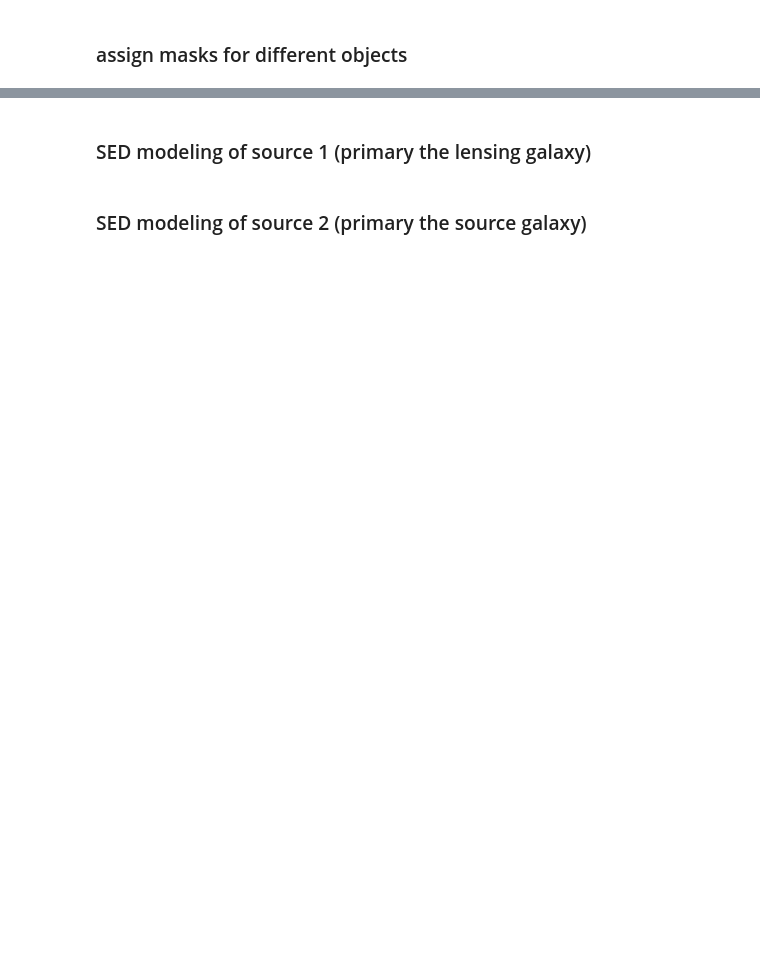
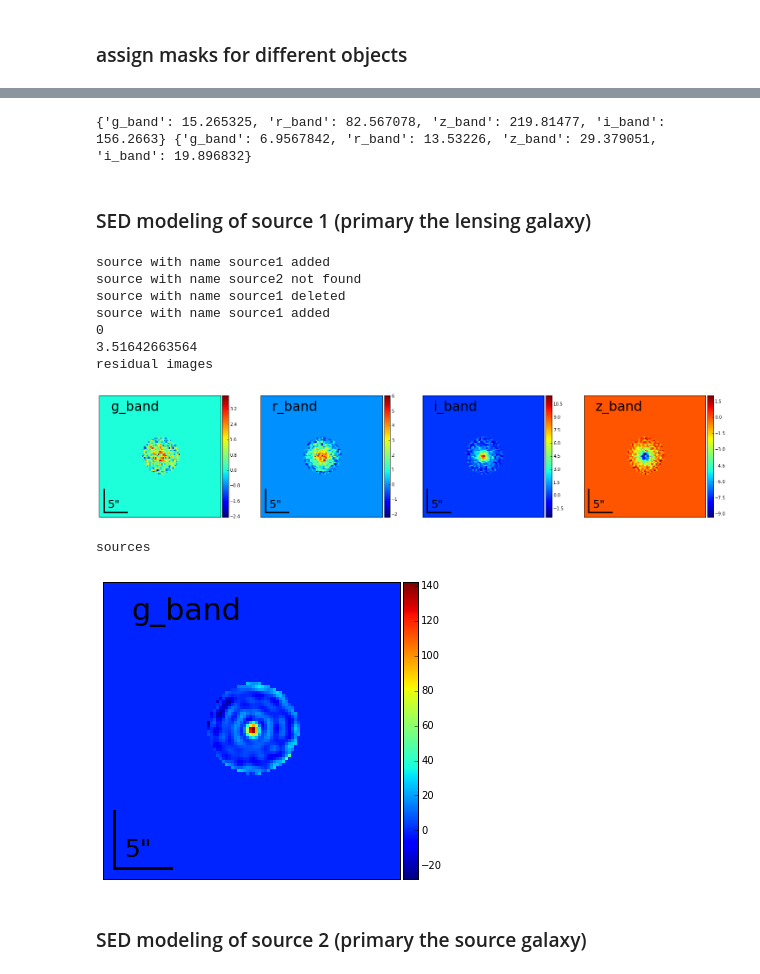
Before and after one commit to DES-SL/EasyLens, a Jupyter notebook: notebooks/ExampleWorksheet.ipynb, the cells around one changed output, grey strips where cells are left out. Saved outputs shown, nothing was run; the diff lists cells and outputs as text; code cells hidden in the pictures; blank space fills up the shorter version.

```diff
--- a/notebooks/ExampleWorksheet.ipynb
+++ b/notebooks/ExampleWorksheet.ipynb
@@ -119,12 +142,14 @@ plt.show()
 # %%
 from easylens.easylens import EasyLens
 easyLens = EasyLens(lensSystem, frame_bool = {"g_band": True, "r_band": True, "i_band": True,
-            "Y_band": True, "z_band": True}, subgrid_res=2)
+            "Y_band": False, "z_band": True}, subgrid_res=2)
 
 w_SED1 = lensSystem.get_sed_estimate(ra_pos=0, dec_pos=0)
 w_SED2 = lensSystem.get_sed_estimate(ra_pos_2, dec_pos_2)
 print w_SED1, w_SED2
 from easylens.easylens import Source
+# %% [output]
+{'g_band': 15.265325, 'r_band': 82.567078, 'z_band': 219.81477, 'i_band': 156.2663} {'g_band': 6.9567842, 'r_band': 13.53226, 'z_band': 29.379051, 'i_band': 19.896832}
 # %% [markdown]
 ### SED modeling of source 1 (primary the lensing galaxy)
 # %%
@@ -143,34 +168,45 @@ C_D_inv = easyLens.get_C_D_inv_vector()
 
 for i in range(1):
     A = easyLens.get_response()
     param_array, model_array = easyLens.get_inverted(A, C_D_inv, d)
 
     data_list = easyLens.get_data_list()
     model_list = easyLens.get_model_images(model_array)
     residual_list = easyLens.get_residuals(model_array)
     de_convolved_list = easyLens.get_deconvolved(param_array)
     source_list_g = easyLens.get_sources_original(param_array, "g_band")
 
     A_sed = easyLens.get_response_sed(param_array)
     param_sed_array, model_sed_array = easyLens.get_inverted(A_sed, C_D_inv, d)
-    w_SED1 = {'g_band': param_sed_array[0], 'r_band': param_sed_array[1], 'i_band': param_sed_array[2], 'Y_band': param_sed_array[3], 'z_band': param_sed_array[4]}
+    w_SED1 = {'g_band': param_sed_array[0], 'r_band': param_sed_array[1], 'i_band': param_sed_array[2], 'z_band': param_sed_array[3]}
     source1 = Source(name="source1", ra_pos=ra_pos_1, dec_pos=dec_pos_1, beta=beta_1, n_max=n_max_1, w_SED=w_SED1, lens_bool=False)
     easyLens.add_source(source1, over_write=True)
 
 
 frame_list = easyLens.frame_list
 print i
 chi2 = np.sum((model_array-d)**2*C_D_inv)/numPix
 print chi2
 # residuals
 print("residual images")
 f, axes = showLens.show_list(residual_list, frame_list)
 plt.show()
 
 # sources separate
 print("sources")
 f, axes = showLens.show_list(source_list_g, ["g_band"])
 plt.show()
+# %% [output]
+source with name source1 added
+source with name source2 not found
+source with name source1 deleted
+source with name source1 added
+0
+3.51642663564
+residual images
+[figure, added]
+sources
+[figure, added]
 # %% [markdown]
 ### SED modeling of source 2 (primary the source galaxy)
 # %%
```
Also changed, not shown: parts of 11 cells of this notebook, 1 other file.
